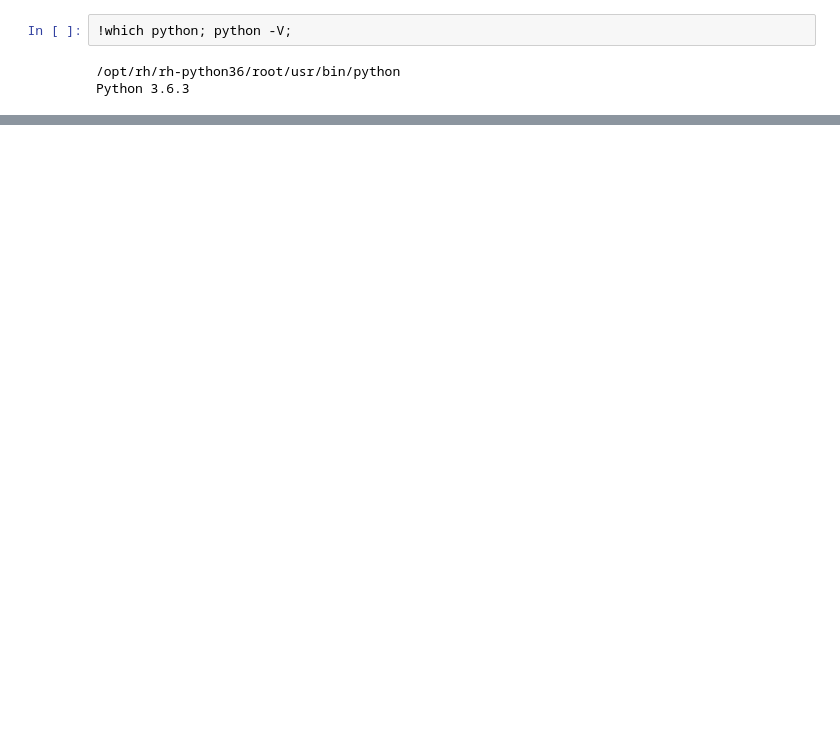
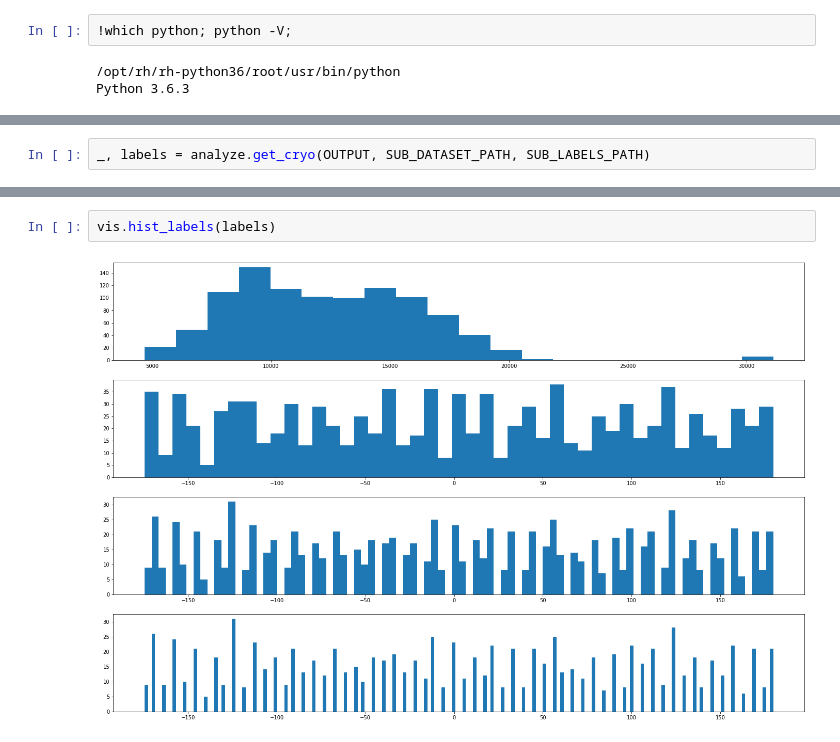
Before and after one commit to battyone/notebooks-1, a Jupyter notebook: inspect_cryo_exp_ray.ipynb, the cells around one changed output, grey strips where cells are left out. Cells and saved outputs as stored; diff of their text form; blank space fills up the shorter version.

```diff
--- a/inspect_cryo_exp_ray.ipynb
+++ b/inspect_cryo_exp_ray.ipynb
@@ -565,0 +116,2 @@ Found checkpoint. Getting: /home/nina/ray_results/Train/Train_8_inner_dim=256,la
+# %%
+_, labels = analyze.get_cryo(OUTPUT, SUB_DATASET_PATH, SUB_LABELS_PATH)
@@ -565,0 +123,4 @@ Found checkpoint. Getting: /home/nina/ray_results/Train/Train_8_inner_dim=256,la
+# %%
+vis.hist_labels(labels)
+# %% [output]
+[figure, added]
```
Also changed, not shown: parts of 48 cells of this notebook, 1 other file.
